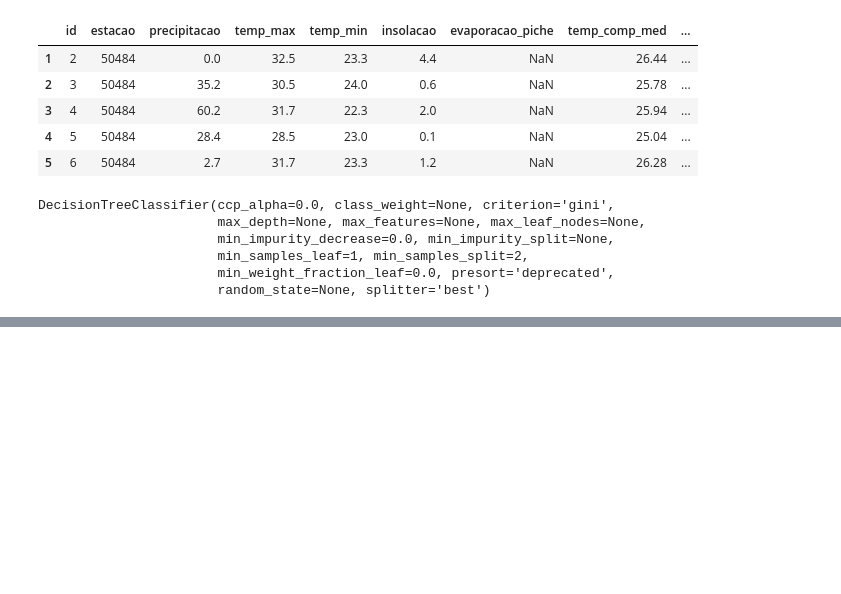
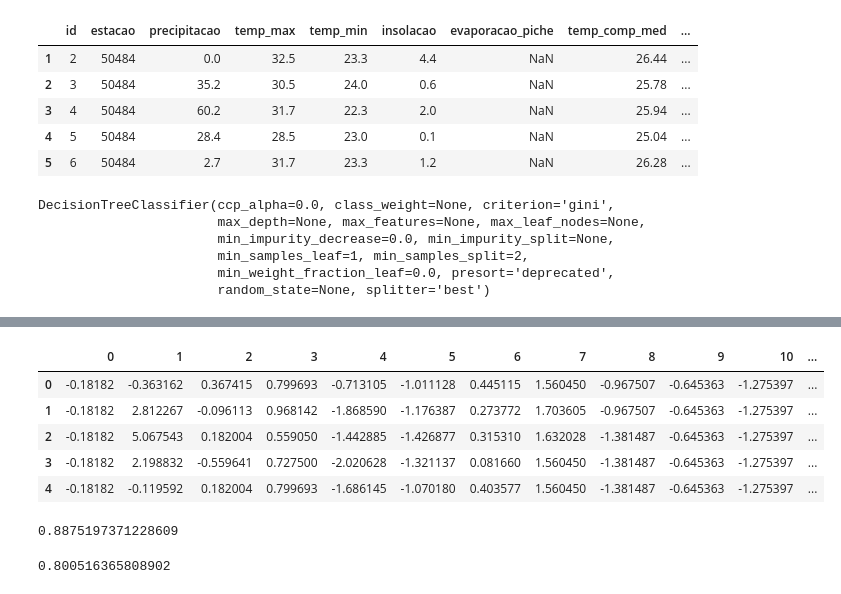
Before and after one commit to dinizvt/visagio-queimadas, a Jupyter notebook: visagio01.ipynb, the cells around one changed output, grey strips where cells are left out. Cells and saved outputs as stored; diff of their text form; code cells hidden in the pictures; blank space fills up the shorter version.

```diff
--- a/visagio01.ipynb
+++ b/visagio01.ipynb
@@ -141,0 +118,15 @@ knn.score(X_train, y_train)
+# %%
+target = df['fires'].copy()
+df.drop('fires', axis=1, inplace=True)
+# %%
+from sklearn.preprocessing import StandardScaler
+scaler = StandardScaler()
+df = pd.DataFrame(scaler.fit_transform(df))
+df.head()
+# %% [output]
+|  | 0 | 1 | 2 | 3 | 4 | 5 | 6 | 7 | 8 | 9 | 10 | ... |
+| 0 | -0.18182 | -0.363162 | 0.367415 | 0.799693 | -0.713105 | -1.011128 | 0.445115 | 1.560450 | -0.967507 | -0.645363 | -1.275397 | ... |
+| 1 | -0.18182 | 2.812267 | -0.096113 | 0.968142 | -1.868590 | -1.176387 | 0.273772 | 1.703605 | -0.967507 | -0.645363 | -1.275397 | ... |
+| 2 | -0.18182 | 5.067543 | 0.182004 | 0.559050 | -1.442885 | -1.426877 | 0.315310 | 1.632028 | -1.381487 | -0.645363 | -1.275397 | ... |
+| 3 | -0.18182 | 2.198832 | -0.559641 | 0.727500 | -2.020628 | -1.321137 | 0.081660 | 1.560450 | -1.381487 | -0.645363 | -1.275397 | ... |
+| 4 | -0.18182 | -0.119592 | 0.182004 | 0.799693 | -1.686145 | -1.070180 | 0.403577 | 1.560450 | -1.381487 | -0.645363 | -1.275397 | ... |
@@ -141,0 +136,10 @@ knn.score(X_train, y_train)
+# %%
+knn = KNeighborsClassifier(3)
+knn.fit(X_train, y_train)
+knn.score(X_train, y_train)
+# %% [output]
+0.8875197371228609
+# %%
+knn.score(X_test, y_test)
+# %% [output]
+0.800516365808902
```
Also changed, not shown: parts of 17 cells of this notebook, 1 other file.
